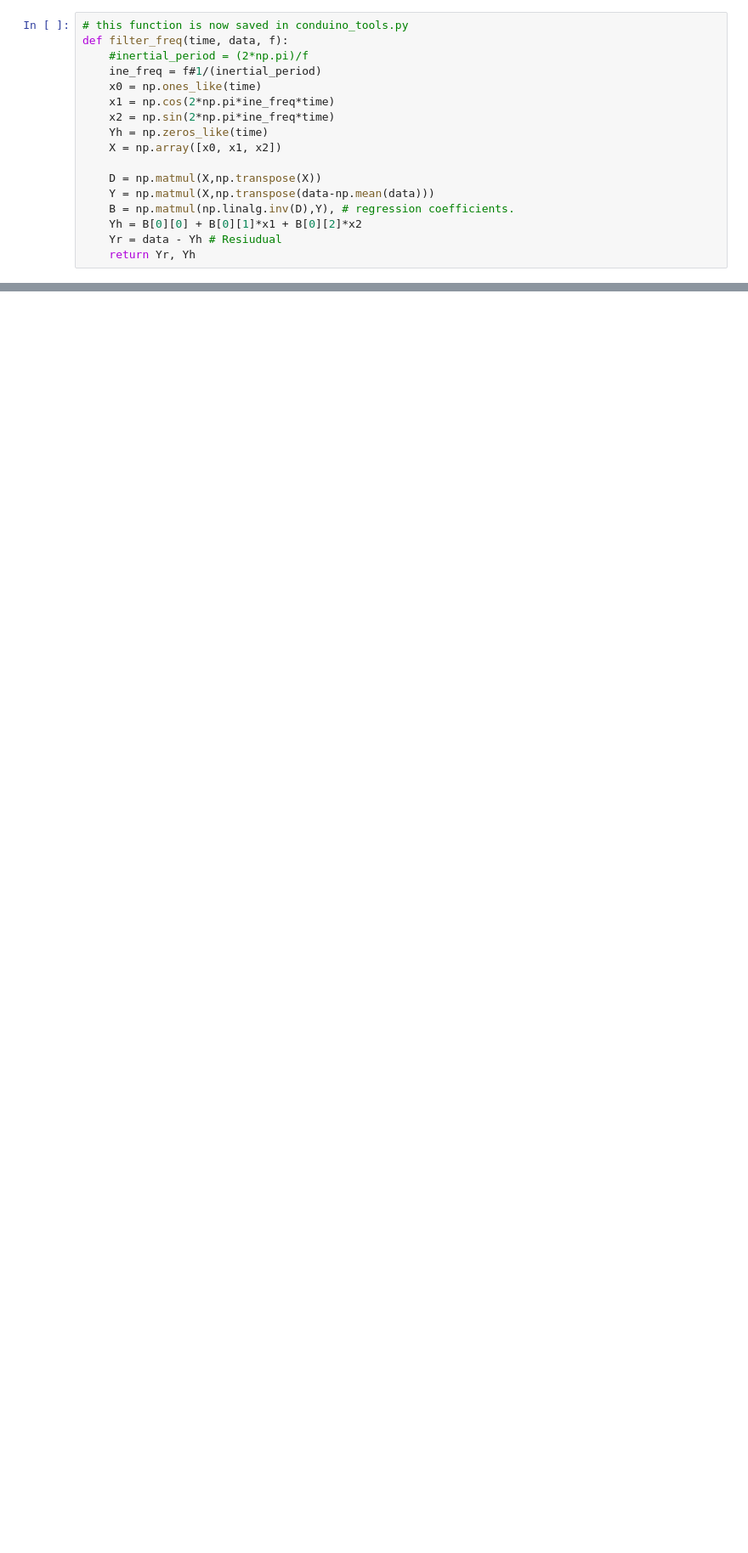
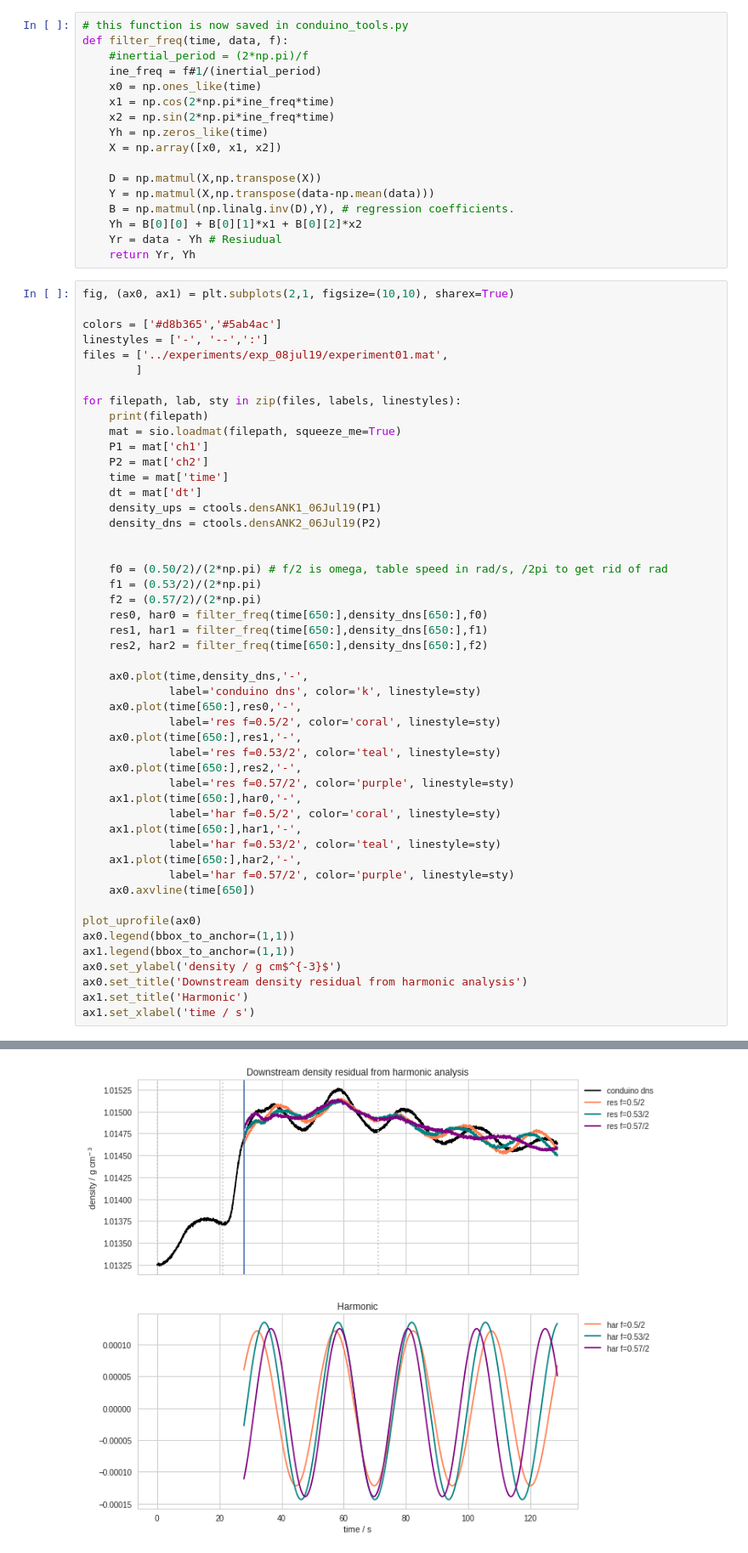
Before and after one commit to UBC-MOAD/MultipleCanyons, a Jupyter notebook: lab/Conduino/notebooks/exp_08Jul19.ipynb, the cells around one changed output, grey strips where cells are left out. Shown at 85% size. Drawn from its saved outputs; the diff is of its cells as text; blank space fills up the shorter version.

```diff
--- a/lab/Conduino/notebooks/exp_08Jul19.ipynb
+++ b/lab/Conduino/notebooks/exp_08Jul19.ipynb
@@ -326,3 +326,53 @@ def filter_freq(time, data, f):
     Yh = B[0][0] + B[0][1]*x1 + B[0][2]*x2
     Yr = data - Yh # Resiudual
     return Yr, Yh
+# %%
+fig, (ax0, ax1) = plt.subplots(2,1, figsize=(10,10), sharex=True)
+
+colors = ['#d8b365','#5ab4ac']
+linestyles = ['-', '--',':']
+files = ['../experiments/exp_08jul19/experiment01.mat',
+        ]
+
+for filepath, lab, sty in zip(files, labels, linestyles):
+    print(filepath)
+    mat = sio.loadmat(filepath, squeeze_me=True)
+    P1 = mat['ch1']
+    P2 = mat['ch2']
+    time = mat['time']
+    dt = mat['dt']
+    density_ups = ctools.densANK1_06Jul19(P1)
+    density_dns = ctools.densANK2_06Jul19(P2)
+
+
+    f0 = (0.50/2)/(2*np.pi) # f/2 is omega, table speed in rad/s, /2pi to get rid of rad
+    f1 = (0.53/2)/(2*np.pi)
+    f2 = (0.57/2)/(2*np.pi)
+    res0, har0 = filter_freq(time[650:],density_dns[650:],f0)
+    res1, har1 = filter_freq(time[650:],density_dns[650:],f1)
+    res2, har2 = filter_freq(time[650:],density_dns[650:],f2)
+
+    ax0.plot(time,density_dns,'-',
+             label='conduino dns', color='k', linestyle=sty)
+    ax0.plot(time[650:],res0,'-',
+             label='res f=0.5/2', color='coral', linestyle=sty)
+    ax0.plot(time[650:],res1,'-',
+             label='res f=0.53/2', color='teal', linestyle=sty)
+    ax0.plot(time[650:],res2,'-',
+             label='res f=0.57/2', color='purple', linestyle=sty)
+    ax1.plot(time[650:],har0,'-',
+             label='har f=0.5/2', color='coral', linestyle=sty)
+    ax1.plot(time[650:],har1,'-',
+             label='har f=0.53/2', color='teal', linestyle=sty)
+    ax1.plot(time[650:],har2,'-',
+             label='har f=0.57/2', color='purple', linestyle=sty)
+    ax0.axvline(time[650])
+
+plot_uprofile(ax0)
+ax0.legend(bbox_to_anchor=(1,1))
+ax1.legend(bbox_to_anchor=(1,1))
+ax0.set_ylabel('density / g cm$^{-3}$')
+ax0.set_title('Downstream density residual from harmonic analysis')
+ax1.set_title('Harmonic')
+ax1.set_xlabel('time / s')
+# %% [output]
@@ -329,3 +381,4 @@ def filter_freq(time, data, f):
+[figure, added]
 # %%
 fig, (ax0, ax1) = plt.subplots(2,1, figsize=(10,10), sharex=True)
 
```
Also changed, not shown: parts of 4 cells of this notebook, 2 other files.
